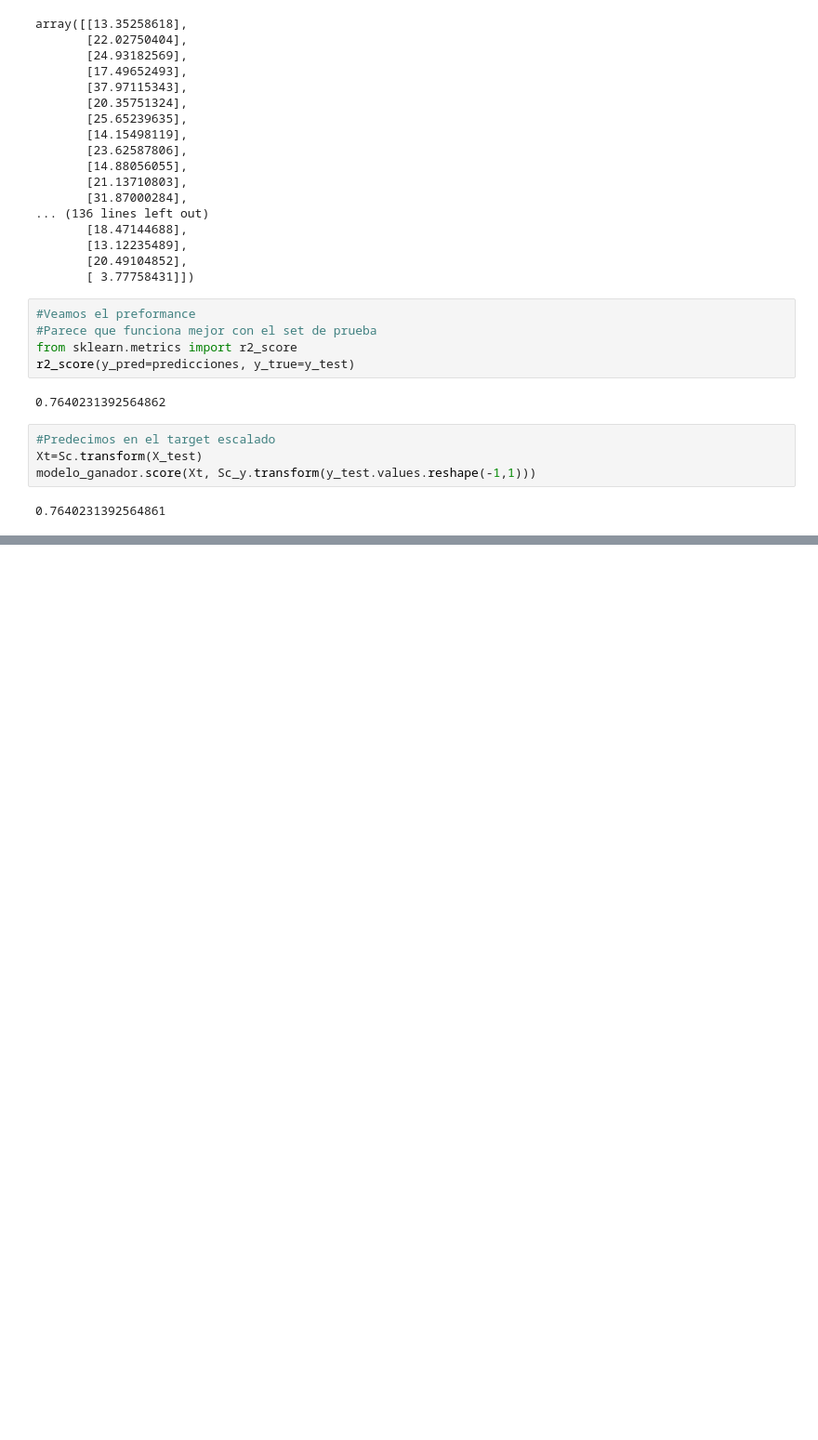
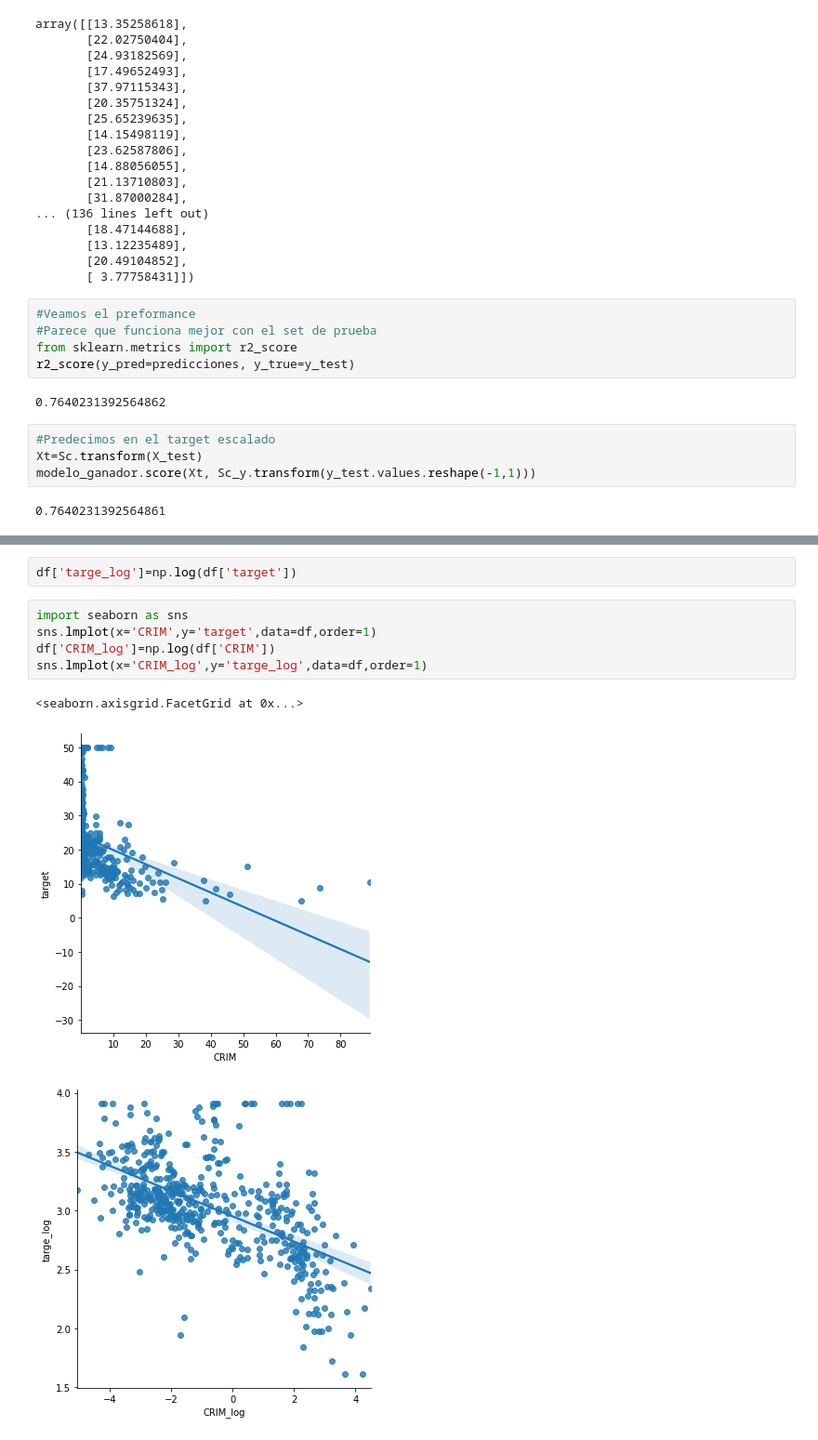
Before and after one commit to virf96/Basico, a Jupyter notebook: ModelosRegularización_CrossValidation_Hiperparametrización.ipynb, the cells around one changed output, grey strips where cells are left out. Shown: that part at 93% size. Cells and saved outputs as stored; diff of their text form; blank space fills up the shorter version.

```diff
--- a/ModelosRegularización_CrossValidation_Hiperparametrización.ipynb
+++ b/ModelosRegularización_CrossValidation_Hiperparametrización.ipynb
@@ -547,0 +559,11 @@ modelo_ganador.score(Xt, Sc_y.transform(y_test.values.reshape(-1,1)))
+# %%
+df['targe_log']=np.log(df['target'])
+# %%
+import seaborn as sns
+sns.lmplot(x='CRIM',y='target',data=df,order=1)
+df['CRIM_log']=np.log(df['CRIM'])
+sns.lmplot(x='CRIM_log',y='targe_log',data=df,order=1)
+# %% [output]
+<seaborn.axisgrid.FacetGrid at 0x...>
+[figure, added]
+[figure, added]
```
Also changed, not shown: parts of 53 cells of this notebook.
